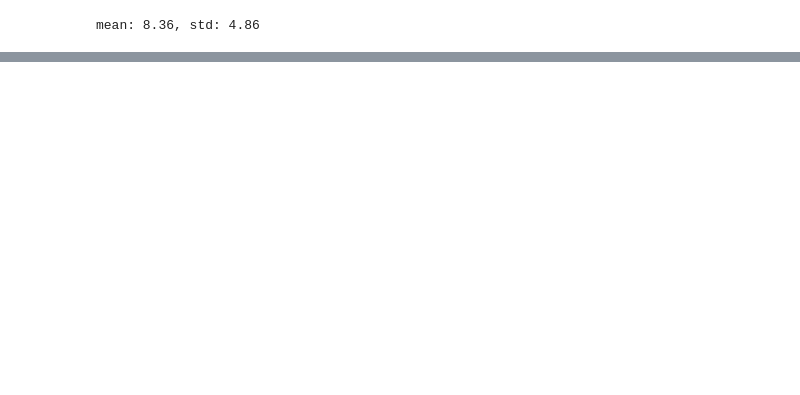
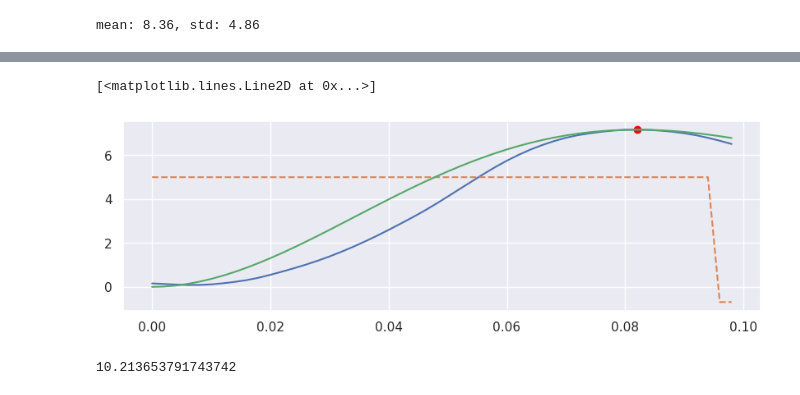
Before and after one commit to jc-bao/crazyswarm2-adaptive, a Jupyter notebook: utils/crazyflie-firmware-adaptive/tools/usdlog/plot.ipynb, the cells around one changed output, grey strips where cells are left out. Drawn from its saved outputs; the diff is of its cells as text; code cells hidden in the pictures; blank space fills up the shorter version.

```diff
--- a/utils/crazyflie-firmware-adaptive/tools/usdlog/plot.ipynb
+++ b/utils/crazyflie-firmware-adaptive/tools/usdlog/plot.ipynb
@@ -462,0 +484,29 @@ for i in range(3):
+# %%
+x = w_gyro[50:100, 0] / 180 * np.pi
+x_des = w_ctrl[50:100, 0] / 180 * np.pi
+dt = 1/500
+t = np.arange(0, len(x))*dt
+plt.figure(figsize=(10, 3))
+plt.plot(t, x)
+plt.plot(t, x_des, '--')
+
+# get peak time
+t_peak_idx = np.argmax(x)
+t_peak = t[t_peak_idx]
+# get peak value
+x_peak = x[t_peak_idx]
+# label peak time
+plt.scatter(t_peak, x_peak, color='red', label=f'peak time: {t_peak:.3f}')
+
+# estimate damping ratio zeta from step response
+po = (x_peak - x_des[1]) / x_des[1]
+zeta = -np.log(po) / np.sqrt(np.pi**2 + np.log(po)**2)
+# estimate natural frequency omega_n from step response
+omega_n = np.pi / (t_peak * np.sqrt(1 - zeta**2))
+
+# plot step response
+x_fit = x_des[1] * (1 - np.exp(-zeta * omega_n * t) * (np.cos(omega_n * np.sqrt(1 - zeta**2) * t) + zeta / np.sqrt(1 - zeta**2) * np.sin(omega_n * np.sqrt(1 - zeta**2) * t)))
+plt.plot(t, x_fit, label=f'zeta: {zeta:.3f}, omega_n: {omega_n:.3f}')
+# %% [output]
+[<matplotlib.lines.Line2D at 0x...>]
+[figure, added]
@@ -462,0 +516,4 @@ for i in range(3):
+# %%
+omega_n_origin * zeta_origin
+# %% [output]
+10.213653791743742
```
Also changed, not shown: parts of 5 cells of this notebook, 12 other files.
